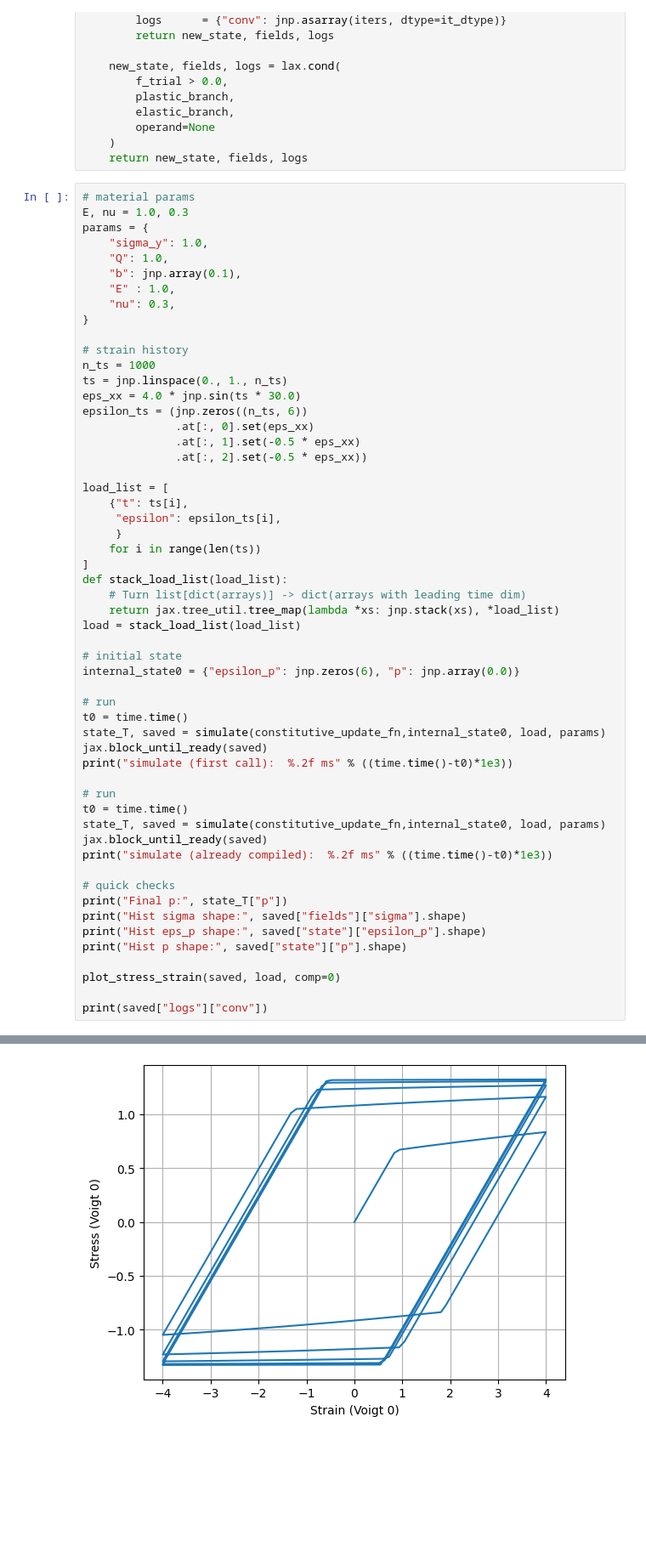
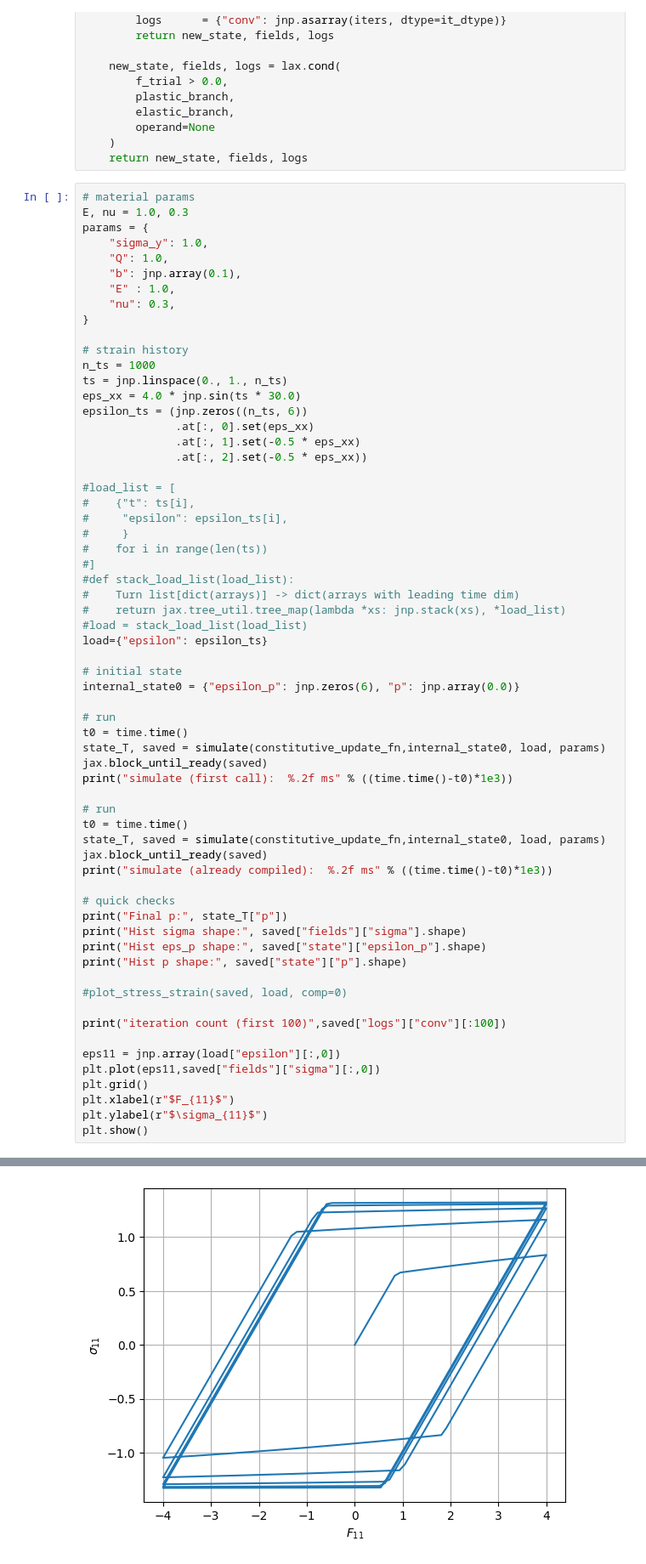
Before and after one commit to kerfriden/jax_constitutive_law, a Jupyter notebook: jax_cl_3.ipynb, the cells around one changed output, grey strips where cells are left out. Shown at 85% size. Cells and saved outputs as stored; diff of their text form; blank space fills up the shorter version.

```diff
--- a/jax_cl_3.ipynb
+++ b/jax_cl_3.ipynb
@@ -537,16 +598,17 @@ epsilon_ts = (jnp.zeros((n_ts, 6))
               .at[:, 1].set(-0.5 * eps_xx)
               .at[:, 2].set(-0.5 * eps_xx))
 
-load_list = [
-    {"t": ts[i],
-     "epsilon": epsilon_ts[i],
-     }
-    for i in range(len(ts))
-]
-def stack_load_list(load_list):
-    # Turn list[dict(arrays)] -> dict(arrays with leading time dim)
-    return jax.tree_util.tree_map(lambda *xs: jnp.stack(xs), *load_list)
-load = stack_load_list(load_list)
+#load_list = [
+#    {"t": ts[i],
+#     "epsilon": epsilon_ts[i],
+#     }
+#    for i in range(len(ts))
+#]
+#def stack_load_list(load_list):
+#    Turn list[dict(arrays)] -> dict(arrays with leading time dim)
+#    return jax.tree_util.tree_map(lambda *xs: jnp.stack(xs), *load_list)
+#load = stack_load_list(load_list)
+load={"epsilon": epsilon_ts}
 
 # initial state
 internal_state0 = {"epsilon_p": jnp.zeros(6), "p": jnp.array(0.0)}
@@ -569,7 +631,14 @@ print("Hist sigma shape:", saved["fields"]["sigma"].shape)
 print("Hist eps_p shape:", saved["state"]["epsilon_p"].shape)
 print("Hist p shape:", saved["state"]["p"].shape)
 
-plot_stress_strain(saved, load, comp=0)
+#plot_stress_strain(saved, load, comp=0)
 
-print(saved["logs"]["conv"])
+print("iteration count (first 100)",saved["logs"]["conv"][:100])
+
+eps11 = jnp.array(load["epsilon"][:,0])
+plt.plot(eps11,saved["fields"]["sigma"][:,0])
+plt.grid()
+plt.xlabel(r"$F_{11}$")
+plt.ylabel(r"$\sigma_{11}$")
+plt.show()
 # %% [output]
@@ -582 +654 @@ Hist p shape: (1000,)
-[figure, old version]
+[figure, new version]
```
Also changed, not shown: parts of 22 cells of this notebook.
